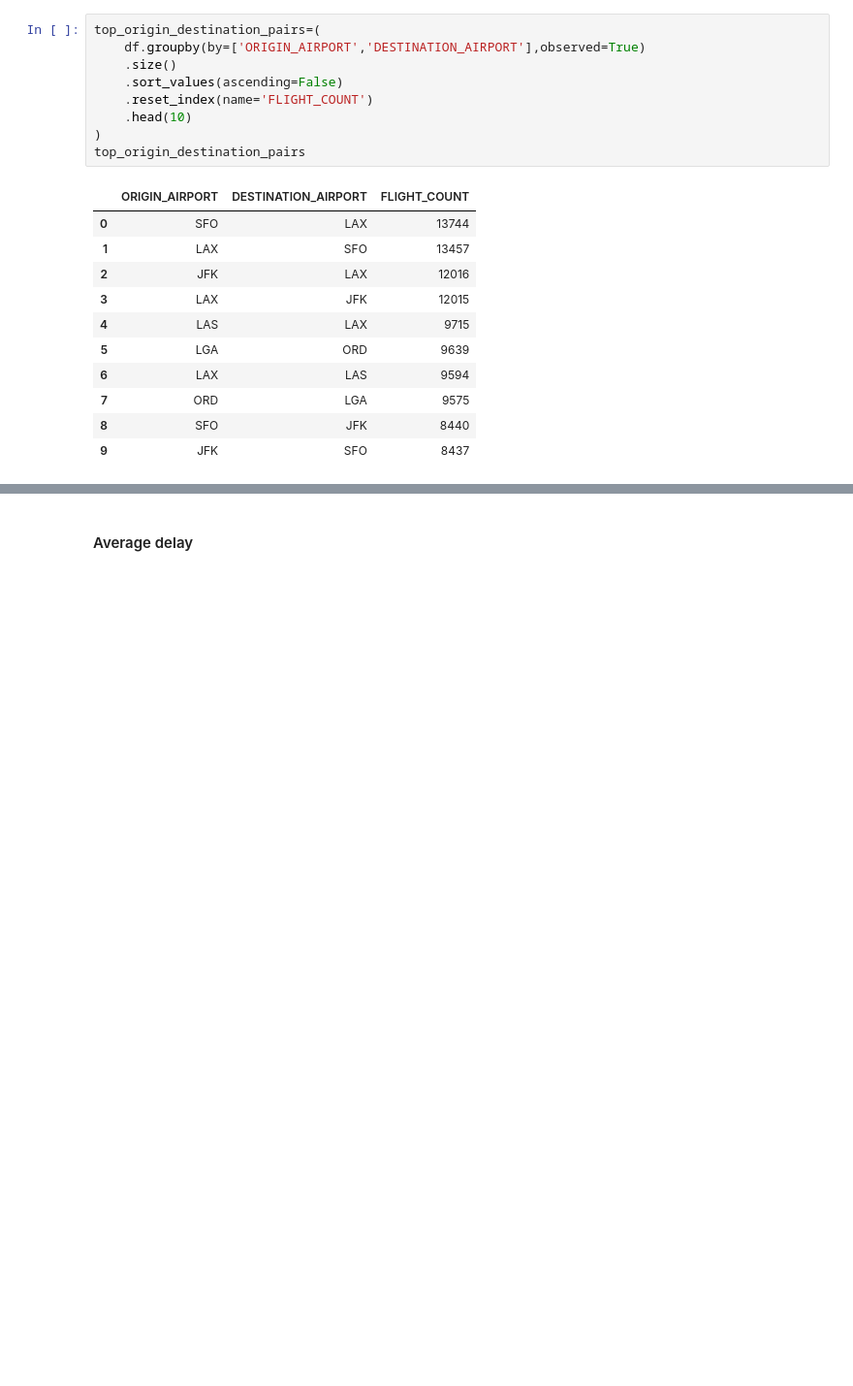
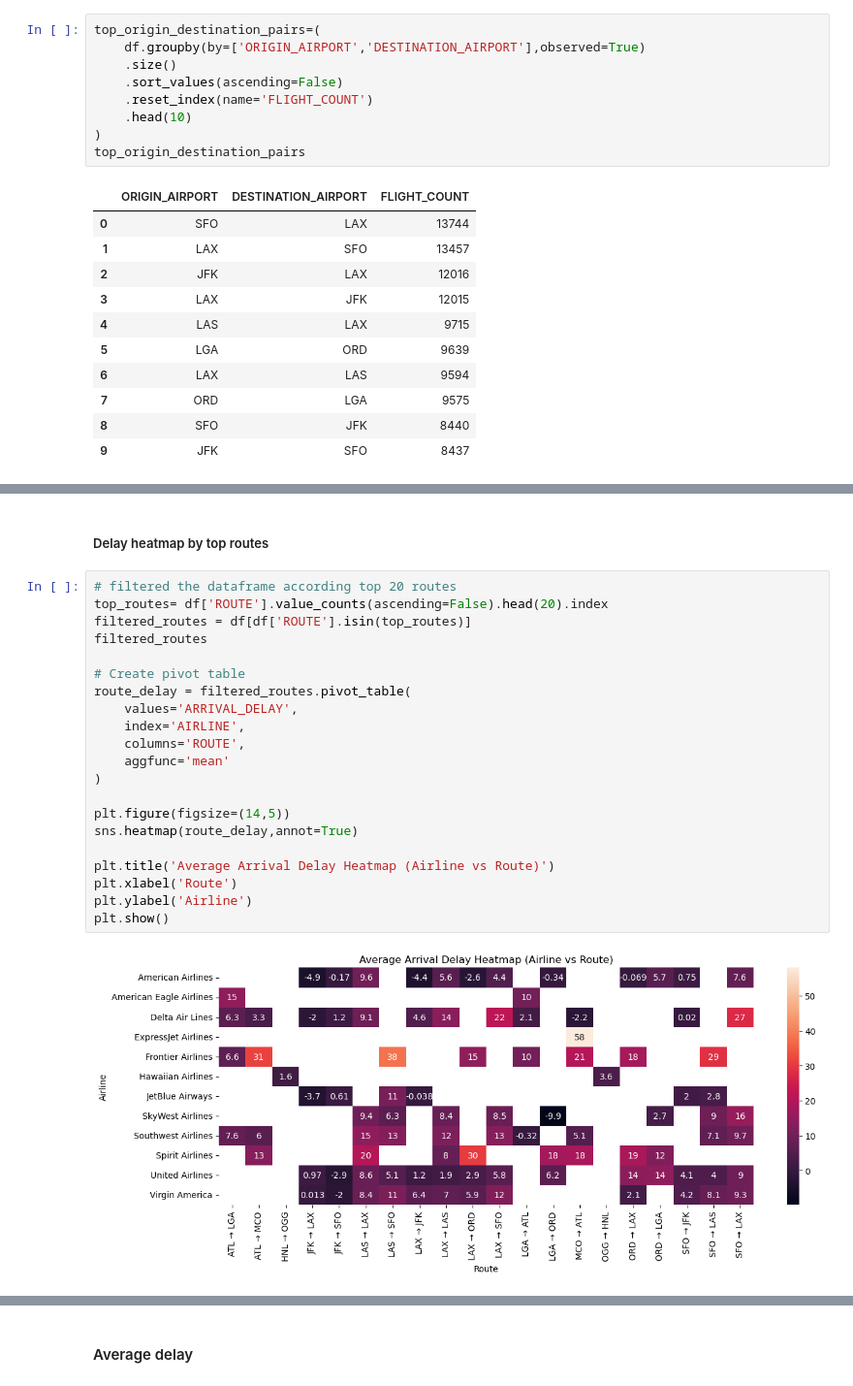
Before and after one commit to riTesh123-Ai/AirFly-Insights, a Jupyter notebook: AirFly Insights.ipynb, the cells around one changed output, grey strips where cells are left out. Shown at 97% size. Cells and saved outputs as stored; diff of their text form; blank space fills up the shorter version.

```diff
--- a/AirFly Insights.ipynb
+++ b/AirFly Insights.ipynb
@@ -910,0 +916,25 @@ plt.show()
+# %% [markdown]
+##### Delay heatmap by top routes
+# %%
+# filtered the dataframe according top 20 routes
+top_routes= df['ROUTE'].value_counts(ascending=False).head(20).index
+filtered_routes = df[df['ROUTE'].isin(top_routes)]
+filtered_routes
+
+# Create pivot table
+route_delay = filtered_routes.pivot_table(
+    values='ARRIVAL_DELAY',
+    index='AIRLINE',
+    columns='ROUTE',
+    aggfunc='mean'
+)
+
+plt.figure(figsize=(14,5))
+sns.heatmap(route_delay,annot=True)
+
+plt.title('Average Arrival Delay Heatmap (Airline vs Route)')
+plt.xlabel('Route')
+plt.ylabel('Airline')
+plt.show()
+# %% [output]
+[figure, added]
```
Also changed, not shown: parts of 26 cells of this notebook.
